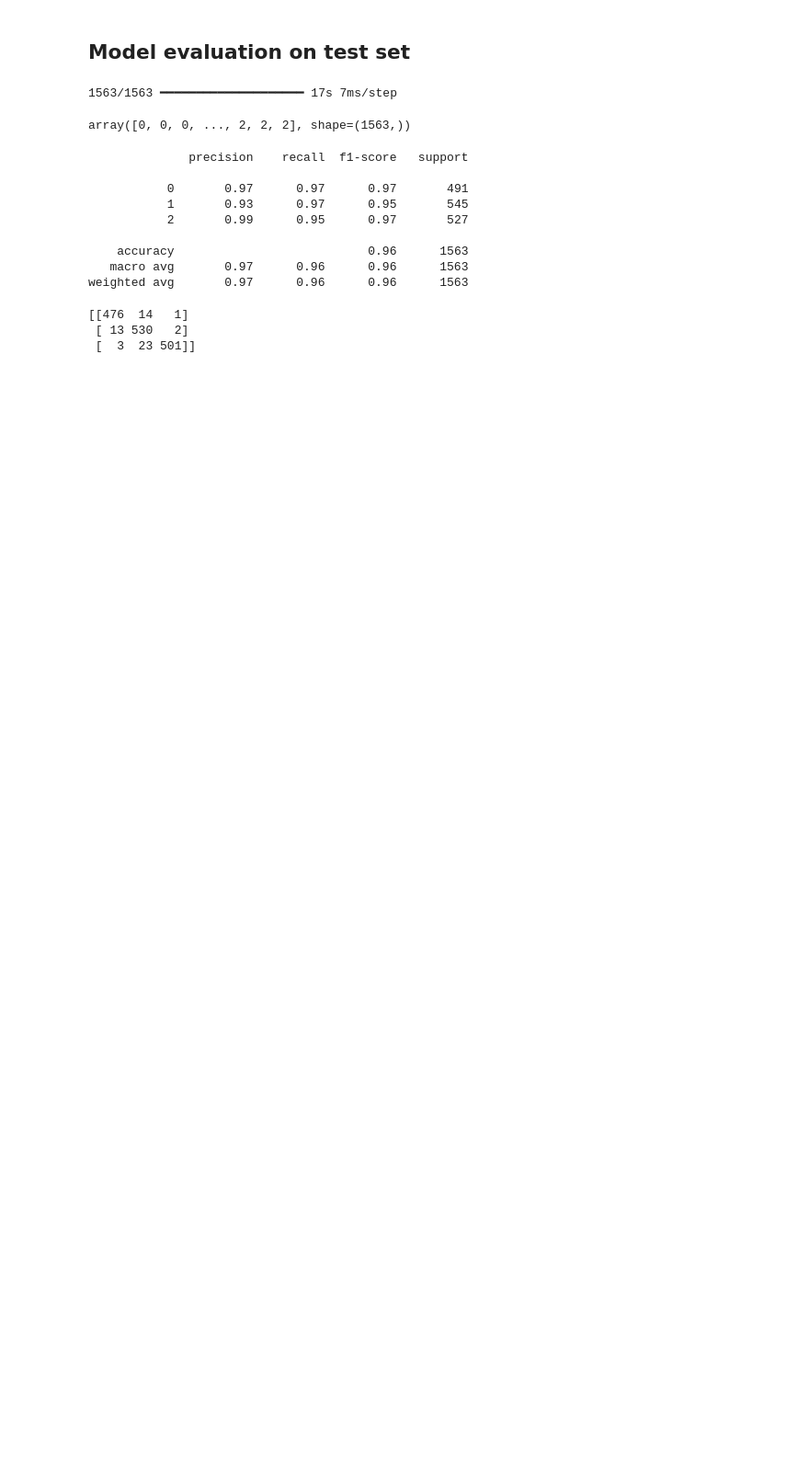
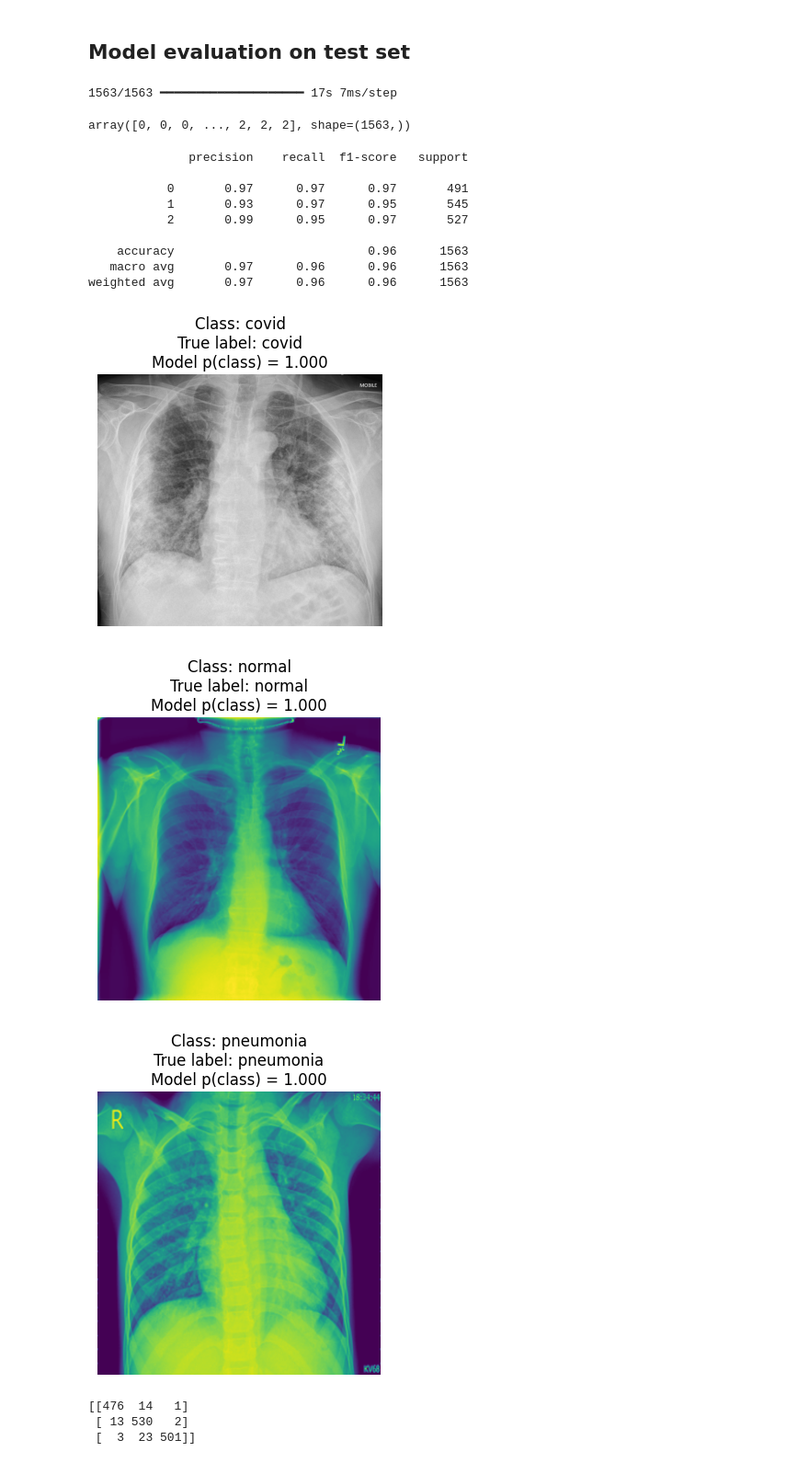
Before and after one commit to gsemonis/opencv_2, a Jupyter notebook: project3/RadiologyAI_Updated.ipynb, the cells around one changed output. Shown at 92% size. Cells and saved outputs as stored; diff of their text form; code cells hidden in the pictures; blank space fills up the shorter version.

```diff
--- a/project3/RadiologyAI_Updated.ipynb
+++ b/project3/RadiologyAI_Updated.ipynb
@@ -390,6 +390,46 @@ print(classification__report)
     accuracy                           0.96      1563
    macro avg       0.97      0.96      0.96      1563
 weighted avg       0.97      0.96      0.96      1563
+# %%
+true_labels = test_datagen.classes              # numeric labels
+filepaths   = np.array(test_datagen.filepaths)  # paths to each image
+# %%
+class_indices = test_datagen.class_indices
+idx_to_class = {v: k for k, v in class_indices.items()}
+# %%
+for class_idx, class_name in idx_to_class.items():
+    # mask for samples whose *true label* is this class
+    mask = (true_labels == class_idx)
+
+    if not np.any(mask):
+        print(f"No samples found in test set for class: {class_name}")
+        continue
+
+    # probabilities the model assigned to this class for those samples
+    class_probs = predictions[mask, class_idx]  # shape: (num_samples_of_this_class,)
+
+    # index (within that class subset) of the max probability
+    best_local_idx = np.argmax(class_probs)
+    best_prob = class_probs[best_local_idx]
+
+    # convert to index within the full test set
+    all_indices_for_class = np.where(mask)[0]
+    best_global_idx = all_indices_for_class[best_local_idx]
+
+    # get the image path
+    best_img_path = filepaths[best_global_idx]
+
+    # show it
+    img = plt.imread(best_img_path)
+    plt.figure(figsize=(4, 4))
+    plt.imshow(img)
+    plt.axis("off")
+    plt.title(f"Class: {class_name}\nTrue label: {class_name}\nModel p(class) = {best_prob:.3f}")
+    plt.show()
+# %% [output]
+[figure, added]
+[figure, added]
+[figure, added]
 # %%
 # Generating confusion matrix to see where the model is misclassifying
 
```
